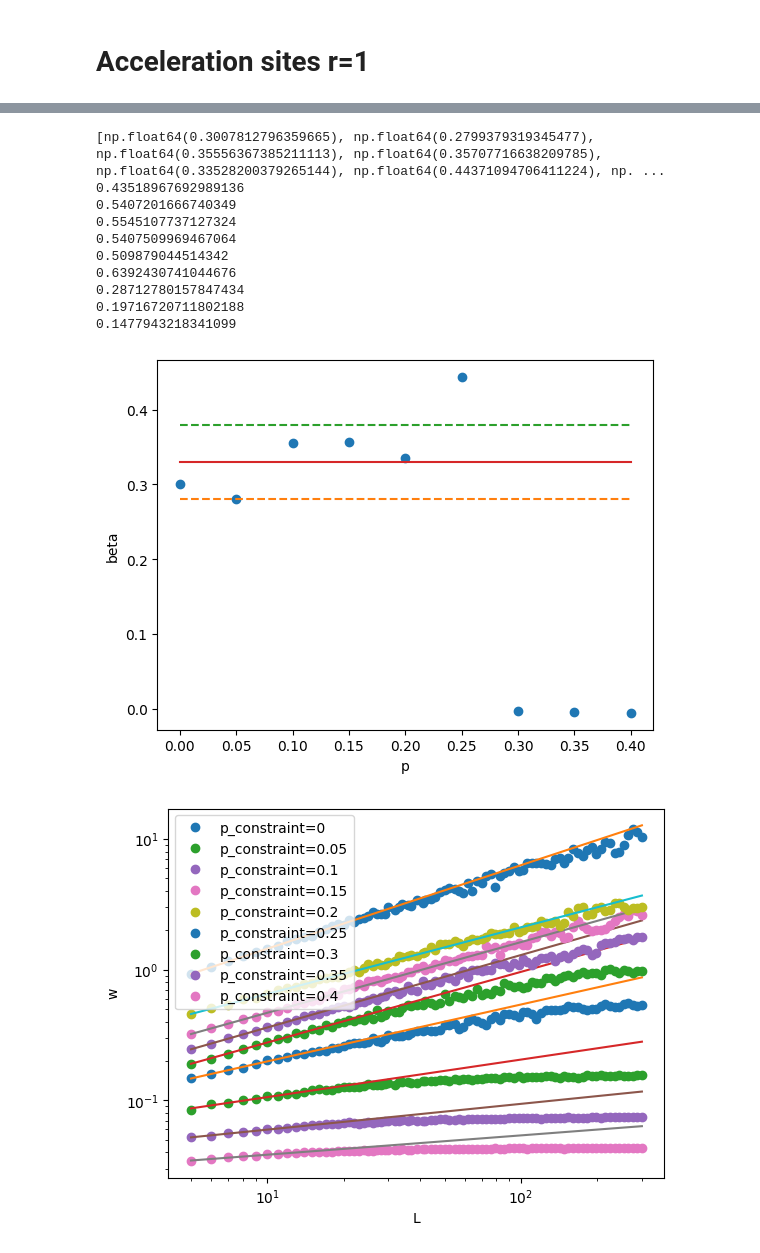
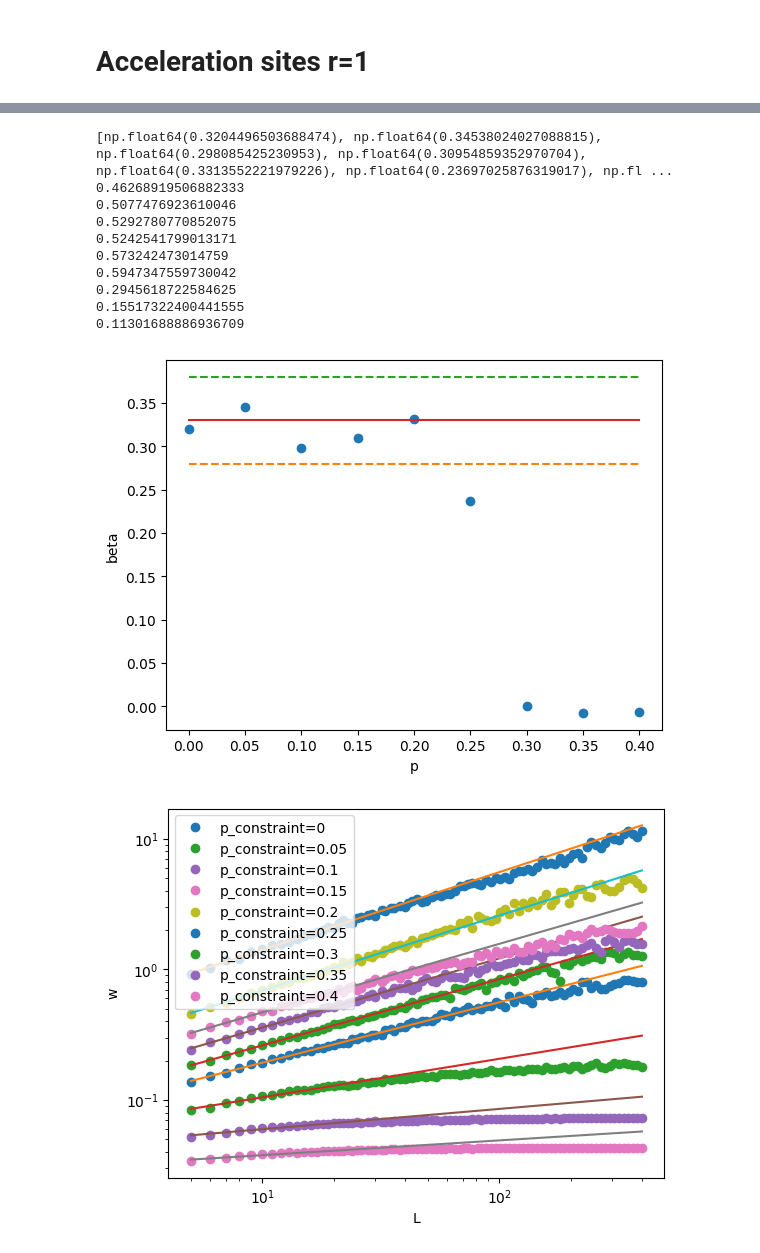
Before and after one commit to maxou2804/script_1D_Eden, a Jupyter notebook: acceleration_sites_1.ipynb, the cells around one changed output, grey strips where cells are left out. Drawn from its saved outputs; the diff is of its cells as text; code cells hidden in the pictures.

```diff
--- a/acceleration_sites_1.ipynb
+++ b/acceleration_sites_1.ipynb
@@ -724,12 +724,12 @@ def generate_linear_times(n_iterations, n_snapshots):
 # %%
 #observe beta for 10^6 iterations and width of 10^4
 ########## PARAMETERS #############
-n_iterations=750000
+n_iterations=1500000
 n_realizations=100
-width = 1500
+width = 2000
 height= int((n_iterations/width)*5)
 print(f"height:{height}")
-n_snapshots= 30
+n_snapshots= 40
 probabilities=[0,0.05,0.1,0.15,0.2,0.25,0.3,0.35,0.4]
 
 
@@ -797,7 +799,7 @@ print(len(snapshots_col))
 
 
 for i in range(len(probabilities)):
-    for j in range((n_snapshots)-1):
+    for j in range((n_snapshots)-2):
         w.append(np.std(snapshots_col[i][j]))
     w_col.append(w)
     w=[]
@@ -811,8 +813,8 @@ res_col=[]
 plt.figure()
 for i in range(len(probabilities)):
     plt.loglog(lin_t[:],w_col[i][:],'o',label=f"p={probabilities[i]}")
-    res=np.polyfit(np.log10(lin_t[15:22]),np.log10(w_col[i][15:22]),1)
-    plt.loglog(lin_t[15:22],10**(np.log10((lin_t[15:22]))*res[0]+res[1]))
+    res=np.polyfit(np.log10(lin_t[19:30]),np.log10(w_col[i][19:30]),1)
+    plt.loglog(lin_t[19:30],10**(np.log10((lin_t[19:30]))*res[0]+res[1]))
     res_col.append(res[0])
 
     plt.xlabel('t')
@@ -884,7 +886,7 @@ for i in range(len(probabilities)):
     l,w=compute_avg_std_devs(snapshots_col[i][-1],num_points=100)
 
     plt.loglog(l,w,'o',label=f"p_constraint={probabilities[i]}")
-    res=np.polyfit(np.log10(l[:10]),np.log10(w[:10]),1)
+    res=np.polyfit(np.log10(l[:20]),np.log10(w[:20]),1)
     res_collection.append(res[0])
     print(res[0])
 
@@ -907,6 +909,5 @@ plt.ylabel('alpha')
 plt.show()
 
 print(res_collection)
-print(probabilities)
 # %% [output]
 9
@@ -915,12 +916,12 @@ print(probabilities)
-[np.float64(0.3007812796359665), np.float64(0.2799379319345477), np.float64(0.35556367385211113), np.float64(0.35707716638209785), np.float64(0.33528200379265144), np.float64(0.44371094706411224), np. ...
-0.43518967692989136
-0.5407201666740349
-0.5545107737127324
-0.5407509969467064
-0.509879044514342
-0.6392430741044676
-0.28712780157847434
-0.19716720711802188
-0.1477943218341099
+[np.float64(0.3204496503688474), np.float64(0.34538024027088815), np.float64(0.298085425230953), np.float64(0.30954859352970704), np.float64(0.3313552221979226), np.float64(0.23697025876319017), np.fl ...
+0.46268919506882333
+0.5077476923610046
+0.5292780770852075
+0.5242541799013171
+0.573242473014759
+0.5947347559730042
+0.2945618722584625
+0.15517322400441555
+0.11301688886936709
-[figure, old version]
+[figure, new version]
-[figure, old version]
+[figure, new version]
```
Also changed, not shown: parts of 4 cells of this notebook, 2 other files.
